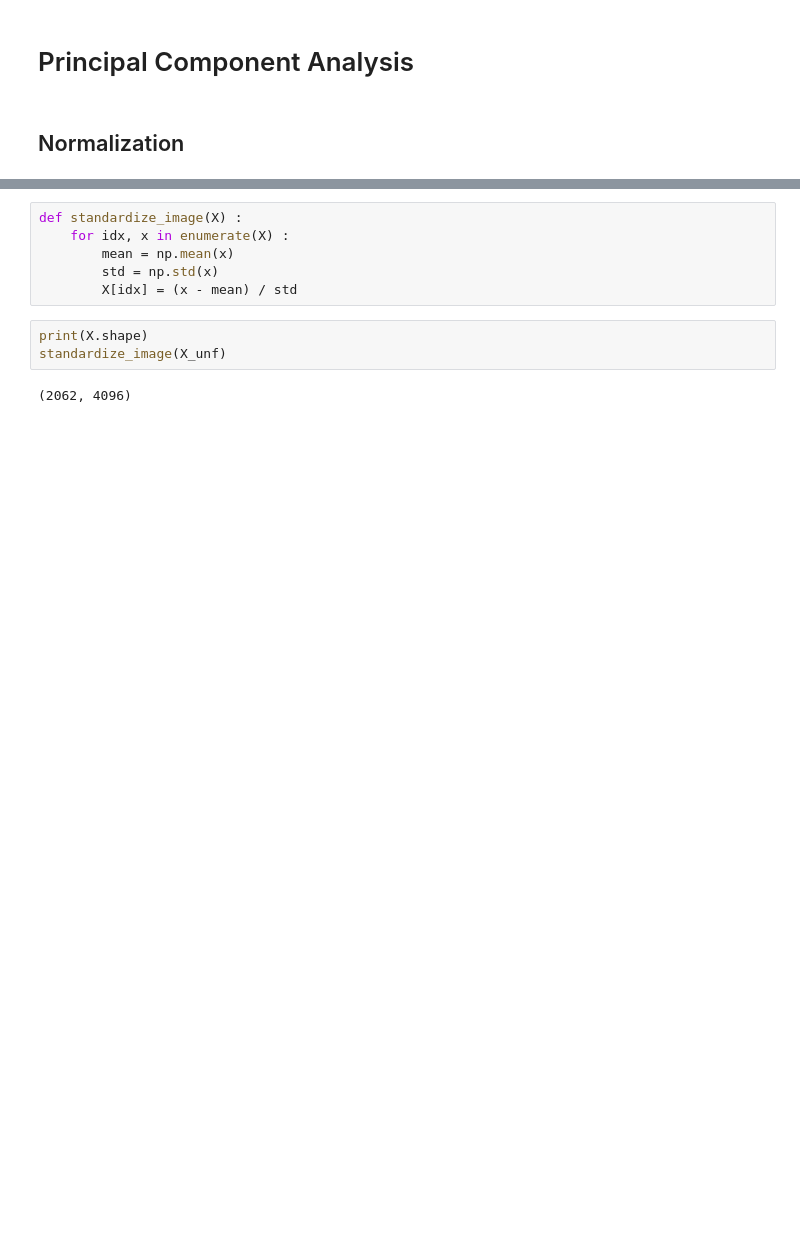
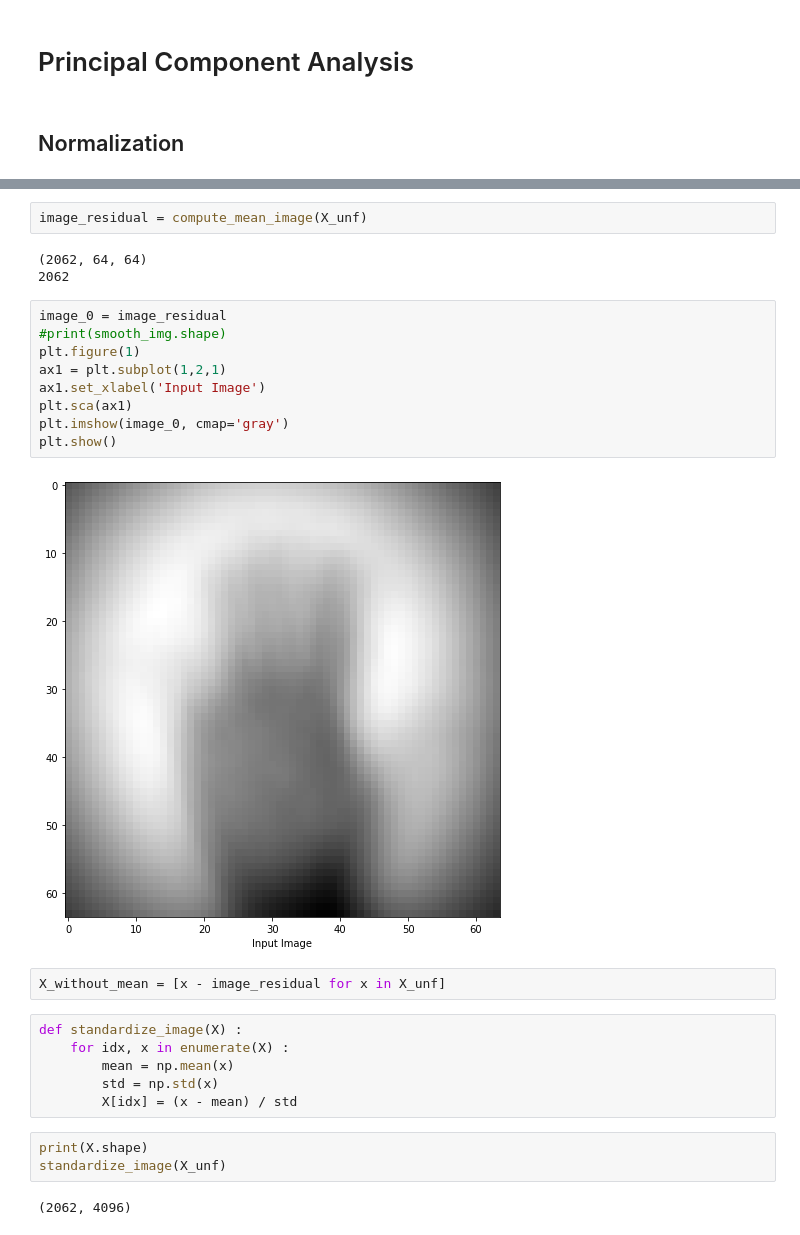
Before and after one commit to S4b3/Sign-Language-Digits-Recognition, a Jupyter notebook: main.ipynb, the cells around one changed output, grey strips where cells are left out. Drawn from its saved outputs; the diff is of its cells as text; blank space fills up the shorter version.

```diff
--- a/main.ipynb
+++ b/main.ipynb
@@ -112,3 +160,21 @@ plt.imshow(X[idx].reshape(64, 64), cmap='gray', interpolation='nearest')
+# %%
+image_residual = compute_mean_image(X_unf)
+# %% [output]
+(2062, 64, 64)
+2062
+# %%
+image_0 = image_residual
+#print(smooth_img.shape)
+plt.figure(1)
+ax1 = plt.subplot(1,2,1)
+ax1.set_xlabel('Input Image')
+plt.sca(ax1)
+plt.imshow(image_0, cmap='gray')
+plt.show()
+# %% [output]
+[figure, added]
+# %%
+X_without_mean = [x - image_residual for x in X_unf]
 # %%
 def standardize_image(X) :
     for idx, x in enumerate(X) :
```
Also changed, not shown: parts of 16 cells of this notebook.
